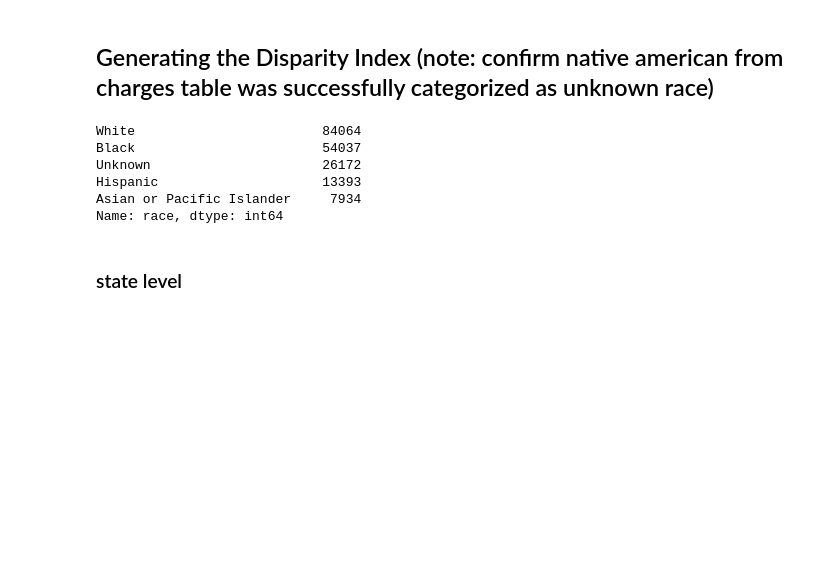
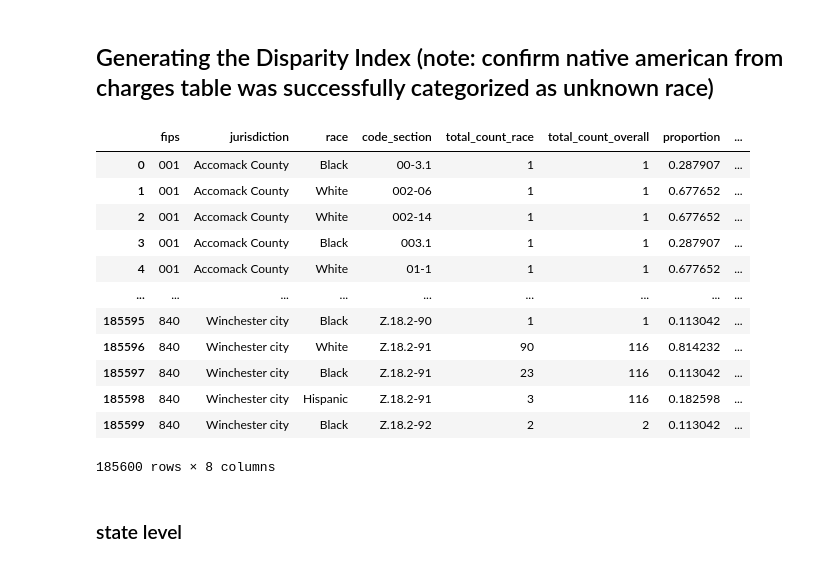
Before and after one commit to code-for-charlottesville/datajustice, a Jupyter notebook: racial_disparity_index_VA.ipynb, the cells around one changed output. Saved outputs shown, nothing was run; the diff lists cells and outputs as text; code cells hidden in the pictures; blank space fills up the shorter version.

```diff
--- a/racial_disparity_index_VA.ipynb
+++ b/racial_disparity_index_VA.ipynb
@@ -416,14 +280,21 @@ INNER JOIN census_long l
 """
 disp_index = pd.read_sql_query(myquery, con=engine)
 # %%
-disp_index.race.value_counts()
+disp_index
 # %% [output]
+|  | fips | jurisdiction | race | code_section | total_count_race | total_count_overall | proportion | ... |
+| 0 | 001 | Accomack County | Black | 00-3.1 | 1 | 1 | 0.287907 | ... |
+| 1 | 001 | Accomack County | White | 002-06 | 1 | 1 | 0.677652 | ... |
+| 2 | 001 | Accomack County | White | 002-14 | 1 | 1 | 0.677652 | ... |
+| 3 | 001 | Accomack County | Black | 003.1 | 1 | 1 | 0.287907 | ... |
+| 4 | 001 | Accomack County | White | 01-1 | 1 | 1 | 0.677652 | ... |
+| ... | ... | ... | ... | ... | ... | ... | ... | ... |
+| 185595 | 840 | Winchester city | Black | Z.18.2-90 | 1 | 1 | 0.113042 | ... |
+| 185596 | 840 | Winchester city | White | Z.18.2-91 | 90 | 116 | 0.814232 | ... |
+| 185597 | 840 | Winchester city | Black | Z.18.2-91 | 23 | 116 | 0.113042 | ... |
+| 185598 | 840 | Winchester city | Hispanic | Z.18.2-91 | 3 | 116 | 0.182598 | ... |
+| 185599 | 840 | Winchester city | Black | Z.18.2-92 | 2 | 2 | 0.113042 | ... |
-White                        84064
-Black                        54037
-Unknown                      26172
-Hispanic                     13393
-Asian or Pacific Islander     7934
-Name: race, dtype: int64
+185600 rows × 8 columns
 # %% [markdown]
 ### state level
 # %%
```
Also changed, not shown: parts of 49 cells of this notebook, 5 other files.
